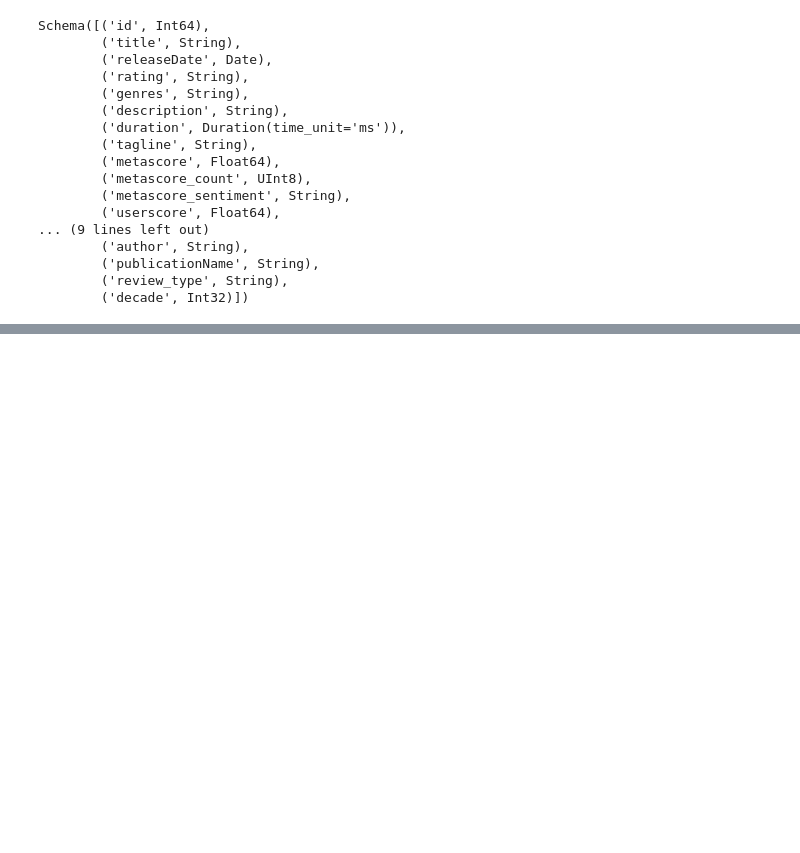
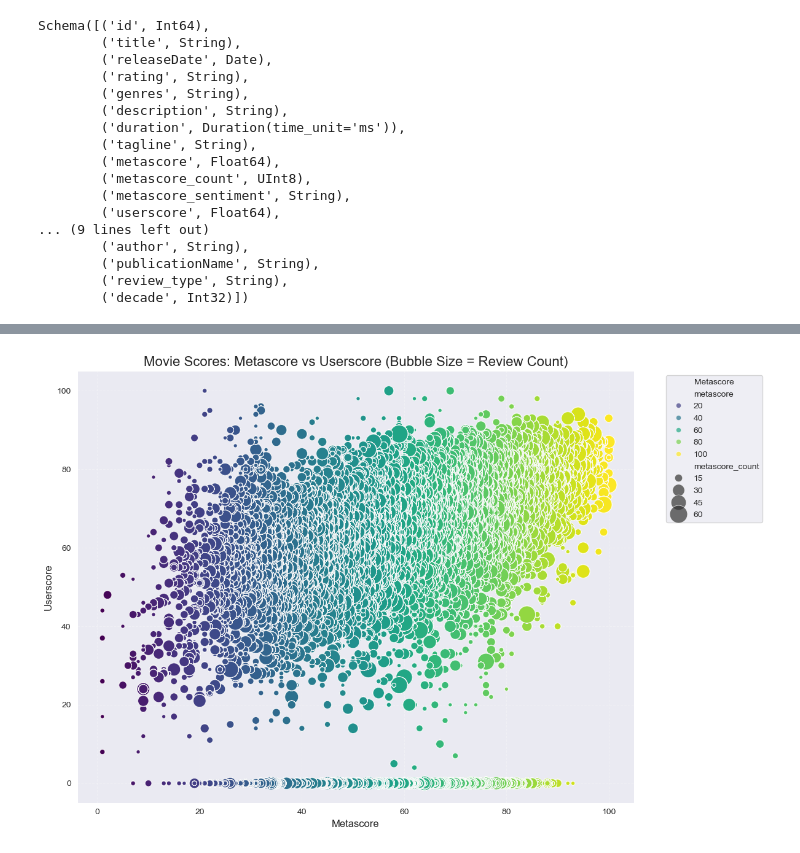
Before and after one commit to ZygimantasB/polars_library, a Jupyter notebook: kaggle/movies_new.ipynb, the cells around one changed output, grey strips where cells are left out. Drawn from its saved outputs; the diff is of its cells as text; code cells hidden in the pictures; blank space fills up the shorter version.

```diff
--- a/kaggle/movies_new.ipynb
+++ b/kaggle/movies_new.ipynb
@@ -416,0 +440,27 @@ alt.Chart(genres_month_count).mark_rect().encode(
+# %%
+plt.figure(figsize=(12, 8))
+
+sns.scatterplot(
+    data=df_joined.to_pandas(),
+    x='metascore',
+    y='userscore',
+    size='metascore_count',
+    hue='metascore',
+    sizes=(20, 500),
+    palette='viridis',
+    alpha=0.7
+)
+
+# Add title and labels
+plt.title('Movie Scores: Metascore vs Userscore (Bubble Size = Review Count)', fontsize=16)
+plt.xlabel('Metascore', fontsize=12)
+plt.ylabel('Userscore', fontsize=12)
+
+plt.grid(alpha=0.3, linestyle='--')
+
+plt.legend(title='Metascore', bbox_to_anchor=(1.05, 1), loc='upper left')
+
+plt.tight_layout()
+plt.show()
+# %% [output]
+[figure, added]
```
Also changed, not shown: parts of 4 cells of this notebook.
